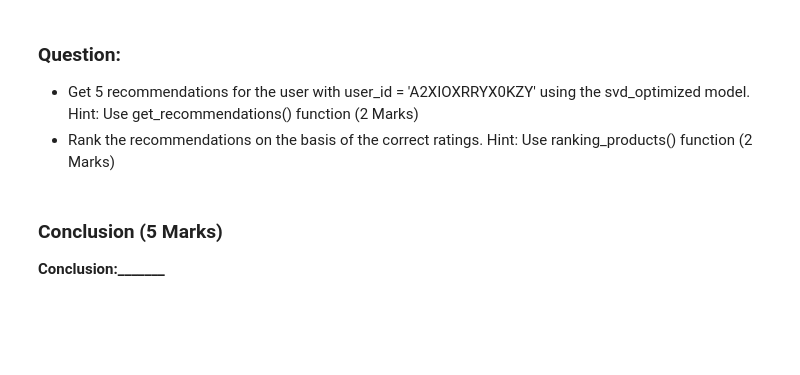
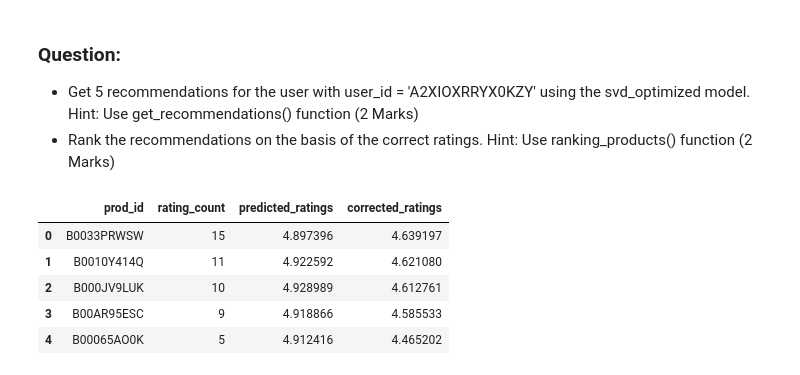
Before and after one commit to chees-ea/Recommendation-Systems-Amazon, a Jupyter notebook: Amazon_Recommendation_System_Chelsea_Lord.ipynb, the cells around one changed output. Saved outputs shown, nothing was run; the diff lists cells and outputs as text; code cells hidden in the pictures; blank space fills up the shorter version.

```diff
--- a/Amazon_Recommendation_System_Chelsea_Lord.ipynb
+++ b/Amazon_Recommendation_System_Chelsea_Lord.ipynb
@@ -730,13 +796,14 @@ Now let's build the **final model** by using **tuned values of the hyperparamete
 ### Question: Use the best parameters from GridSearchCV to build the optimized item-item similarity-based model. Compare the performance of the optimized model with the baseline model. (5 Marks)
 # %%
 # using the optimal similarity measure for item-item based collaborative filtering
-sim_options = {______________}
+sim_options = {'name': 'msd',
+               'user_based': True}
 
 # creating an instance of KNNBasic with optimal hyperparameter values
-sim_item_item_optimized = KNNBasic(_________ , _________ , ___________ , random_state=1, verbose=False)
+sim_item_item_optimized = KNNBasic(sim_options=sim_options, k=30, min_k=3, random_state=1, verbose=False)
 
 # training the algorithm on the trainset
-______________
+sim_item_item_optimized.fit(trainset)
 
 # Let us compute precision@k and recall@k, f1_score@k and RMSE
-_________________
+precision_recall_at_k(sim_item_item_optimized)
@@ -781,10 +877,10 @@ SVD is used to **compute the latent features** from the **user-item matrix**. Bu
 ### Question: Build the matrix factorization recommendation system (using random_state=1) and provide your observations on performance of the model (4 Marks)
 # %%
 # using SVD matrix factorization
-svd = ___________
+svd = SVD(random_state=1)
 
 # training the algorithm on the trainset
-svd._____________
+svd.fit(trainset)
 
 # Use the function precision_recall_at_k to compute precision@k, recall@k, F1-Score@k, and RMSE
-_____________
+precision_recall_at_k(svd)
@@ -848,10 +959,10 @@ Now we will **the build final model** by using **tuned values** of the hyperpara
 ### Question: Fit the SVD model using the hyperparameters from GridSearchCV (use random_state=1) and compare the output with the baseline model (5 Marks)
 # %%
 # Build the optimized SVD model using optimal hyperparameter search
-svd_optimized = SVD(________________)
+svd_optimized = SVD(n_epochs=30, lr_all=0.01, reg_all=0.2, random_state=1)
 
 # Train the algorithm on the trainset
-_______________
+svd_optimized = svd_optimized.fit(trainset)
 
 # Use the function precision_recall_at_k to compute precision@k, recall@k, F1-Score@k, and RMSE
-______________
+precision_recall_at_k(svd_optimized)
@@ -880,11 +1007,14 @@ df_final.head()
 - Rank the recommendations  on the basis of the correct ratings. Hint: Use ranking_products() function (2 Marks)
 # %%
 #Get top 5 recommendations for user_id A2XIOXRRYX0KZY using "svd_optimized" algorithm.
-svd_recommendations = _______________________
+svd_recommendations = get_recommendations(df_final, 'A2XIOXRRYX0KZY', 5, svd_optimized)
 # %%
 #Ranking products based on above recommendations
-________________________
+ranking_products(svd_recommendations, final_rating)
+# %% [output]
+|  | prod_id | rating_count | predicted_ratings | corrected_ratings |
+| 0 | B0033PRWSW | 15 | 4.897396 | 4.639197 |
+| 1 | B0010Y414Q | 11 | 4.922592 | 4.621080 |
+| 2 | B000JV9LUK | 10 | 4.928989 | 4.612761 |
+| 3 | B00AR95ESC | 9 | 4.918866 | 4.585533 |
+| 4 | B00065AO0K | 5 | 4.912416 | 4.465202 |
-# %% [markdown]
-### Conclusion (5 Marks)
-
-**Conclusion:_______**
```
Also changed, not shown: parts of 43 cells of this notebook.
